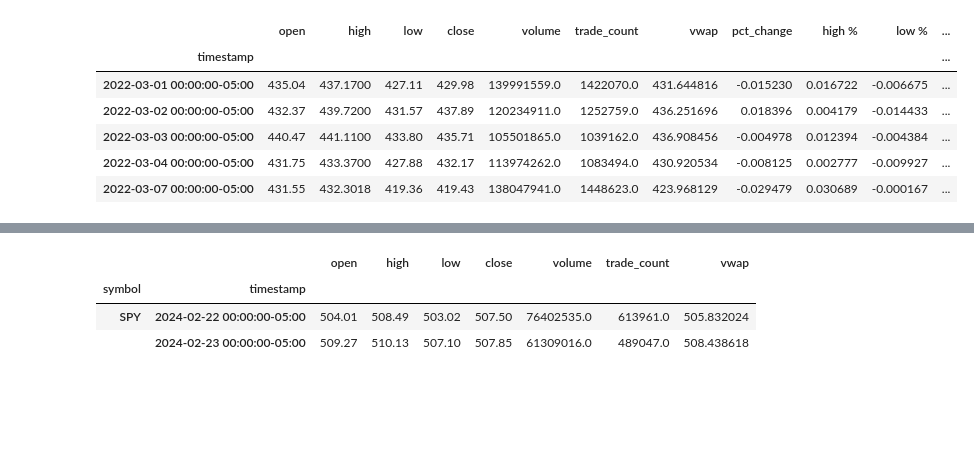
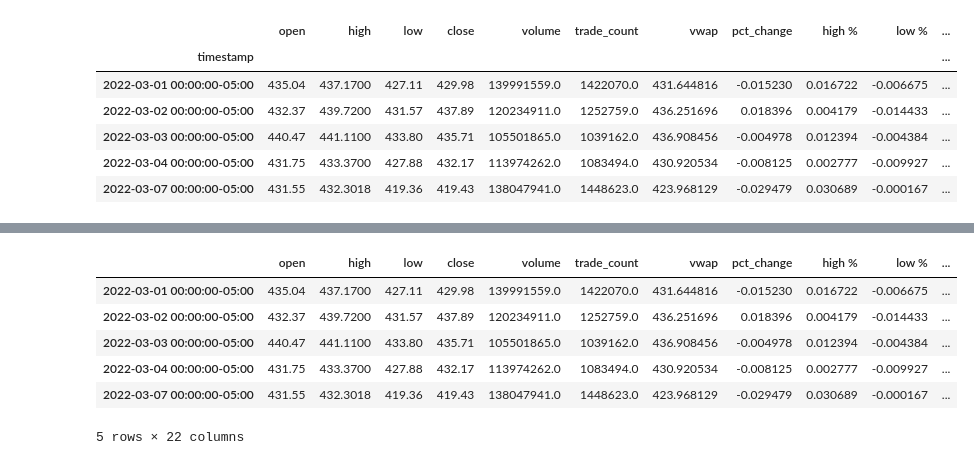
Before and after one commit to EtienneBrown1982/Price_Action_Reloaded, a Jupyter notebook: Predictions/prediction_EB.ipynb, the cells around one changed output, grey strips where cells are left out. Drawn from its saved outputs; the diff is of its cells as text; code cells hidden in the pictures; blank space fills up the shorter version.

Commit message:
completed LSGAN training and testing. need to run metrics on processed DF

```diff
--- a/Predictions/prediction_EB.ipynb
+++ b/Predictions/prediction_EB.ipynb
@@ -516,4 +489,0 @@ Original dataframe summary statistics:
-# %%
-generated_data_inverse = scaler.inverse_transform(generated_test_df)
-generated_data_df = pd.DataFrame(generated_data_inverse)
-generated_data_df.head(22)
@@ -578,16 +489,0 @@ test_df.head(22)
-# %%
-# Create alpaca object for testing
-
-timeframe = TimeFrame(1, TimeFrameUnit.Day)
-symbol = 'SPY'
-start = datetime.utcnow() - timedelta(days=3)
-end=datetime.utcnow() - timedelta(days=1)
-request = StockBarsRequest(symbol_or_symbols=symbol, start=start, end=end, timeframe=timeframe)
-
-current_df = client.get_stock_bars(request).df.tz_convert('America/New_York', level=1)
-current_df.head()
-# %% [output]
-|  |  | open | high | low | close | volume | trade_count | vwap |
-| symbol | timestamp |  |  |  |  |  |  |  |
-| SPY | 2024-02-22 00:00:00-05:00 | 504.01 | 508.49 | 503.02 | 507.50 | 76402535.0 | 613961.0 | 505.832024 |
-|  | 2024-02-23 00:00:00-05:00 | 509.27 | 510.13 | 507.10 | 507.85 | 61309016.0 | 489047.0 | 508.438618 |
@@ -628,0 +490,12 @@ current_df.head()
+# %%
+bars_df = pd.concat([test_df,generated_data_df],axis=1)
+# %%
+bars_df.head()
+# %% [output]
+|  | open | high | low | close | volume | trade_count | vwap | pct_change | high % | low % | ... |
+| 2022-03-01 00:00:00-05:00 | 435.04 | 437.1700 | 427.11 | 429.98 | 139991559.0 | 1422070.0 | 431.644816 | -0.015230 | 0.016722 | -0.006675 | ... |
+| 2022-03-02 00:00:00-05:00 | 432.37 | 439.7200 | 431.57 | 437.89 | 120234911.0 | 1252759.0 | 436.251696 | 0.018396 | 0.004179 | -0.014433 | ... |
+| 2022-03-03 00:00:00-05:00 | 440.47 | 441.1100 | 433.80 | 435.71 | 105501865.0 | 1039162.0 | 436.908456 | -0.004978 | 0.012394 | -0.004384 | ... |
+| 2022-03-04 00:00:00-05:00 | 431.75 | 433.3700 | 427.88 | 432.17 | 113974262.0 | 1083494.0 | 430.920534 | -0.008125 | 0.002777 | -0.009927 | ... |
+| 2022-03-07 00:00:00-05:00 | 431.55 | 432.3018 | 419.36 | 419.43 | 138047941.0 | 1448623.0 | 423.968129 | -0.029479 | 0.030689 | -0.000167 | ... |
+5 rows × 22 columns
```
Also changed, not shown: parts of 37 cells of this notebook, 3 other files.
